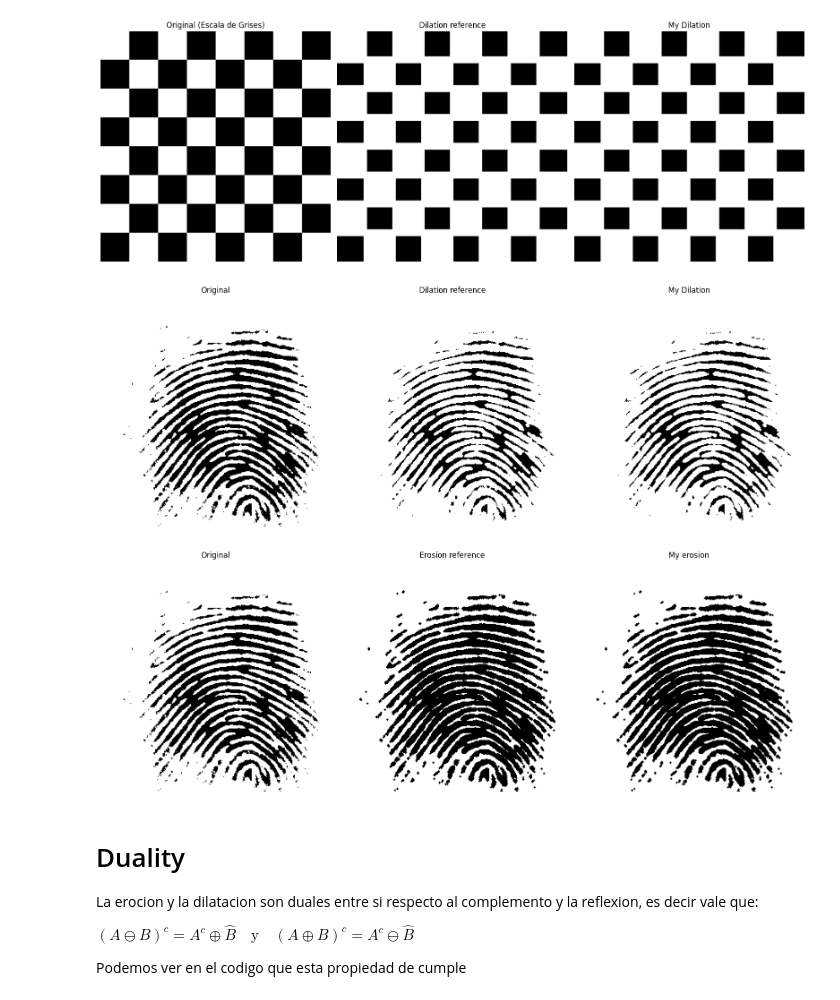
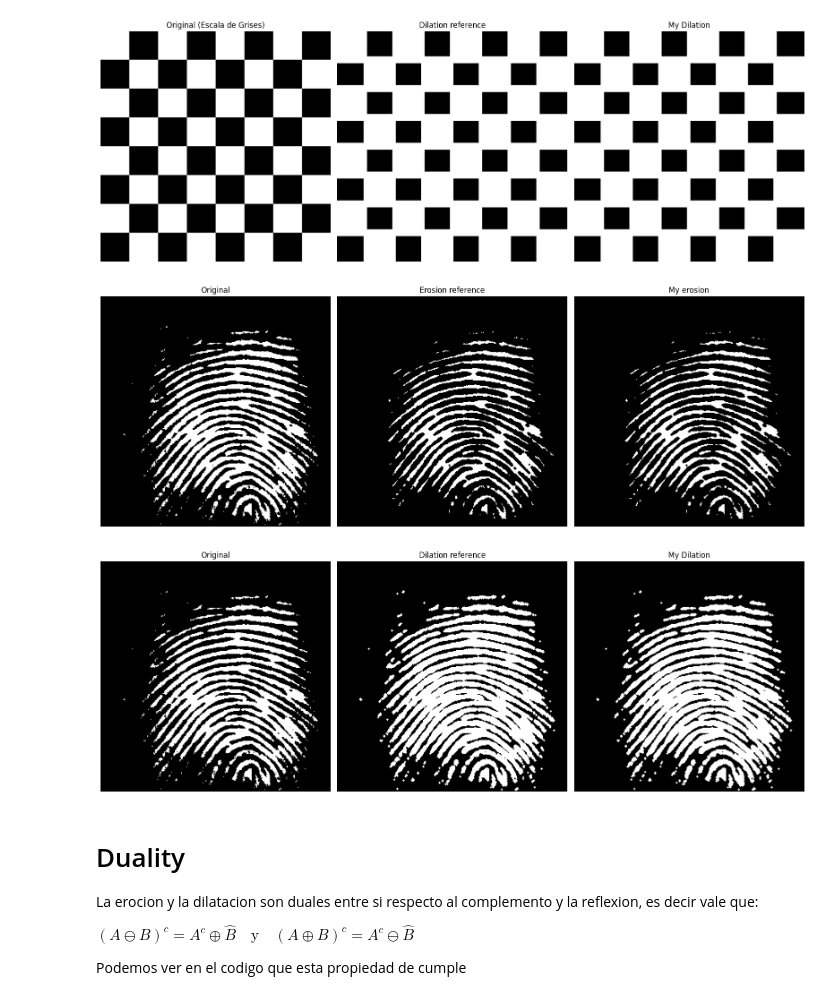
Before and after one commit to Tommy1908/ERV-CC, a Jupyter notebook: morphological_image_processing/morphological_image_processing.ipynb, the cells around one changed output. Drawn from its saved outputs; the diff is of its cells as text; code cells hidden in the pictures.

```diff
--- a/morphological_image_processing/morphological_image_processing.ipynb
+++ b/morphological_image_processing/morphological_image_processing.ipynb
@@ -17,14 +17,14 @@ from skimage import morphology
 import matplotlib.pyplot as plt
 import numpy as np
 
-def erosion(img,se, origin: tuple[int, int] | None = None):
+def erosion(img,se, origin: tuple[int, int] | None = None, padding_value = 1):
     width, height = img.shape
     se_width, se_height = se.shape
 
     if origin is not None:
         cx, cy = origin
     else:
-        cx, cy = (se_width - 1) // 2, (se_height - 1) // 2 # El -1 es para copiar como hace  skimage y queden iguales, sacarlo seria valido tambien
+        cx, cy = (se_width - 1) // 2, (se_height - 1) // 2 # El -1 es para copiar como hace skimage y queden iguales, sacarlo seria valido tambien
     #print(f'SE: {se_width}x{se_height} -> on ({cx},{cy})')
 
     # Padding
@@ -33,7 +33,7 @@ def erosion(img,se, origin: tuple[int, int] | None = None):
     pad_left = cy
     pad_right = se_height - 1 - cy
 
-    padded_img = np.pad(img, ((pad_top, pad_bottom), (pad_left, pad_right)), constant_values=1)
+    padded_img = np.pad(img, ((pad_top, pad_bottom), (pad_left, pad_right)), constant_values=padding_value) # 1 es el elemento neutro pero puede cambiarse igualmente
 
     result_img = np.zeros_like(img)
     #print(padded_img)
@@ -105,7 +105,7 @@ from skimage import morphology
 import matplotlib.pyplot as plt
 import numpy as np
 
-def dilation(img,se, origin: tuple[int, int] | None = None):
+def dilation(img,se, origin: tuple[int, int] | None = None, padding_value=0):
     width, height = img.shape
     se_width, se_height = se.shape
 
@@ -121,7 +121,7 @@ def dilation(img,se, origin: tuple[int, int] | None = None):
     pad_left = cy
     pad_right = se_height - 1 - cy
 
-    padded_img = np.pad(img, ((pad_top, pad_bottom), (pad_left, pad_right)), constant_values=0) #0 elemento neutro de dilation
+    padded_img = np.pad(img, ((pad_top, pad_bottom), (pad_left, pad_right)), constant_values=padding_value) #0 elemento neutro de dilation, puede cambiarse igualmente
 
     result_img = np.zeros_like(img)
     #print(padded_img)
@@ -181,57 +181,57 @@ plt.show()
 from skimage import util, io
 
 img = util.img_as_ubyte(io.imread("./DB1_B/101_1.tif", as_gray=True))
-img = (img > 150).astype(np.uint8)
+img = (img < 150).astype(np.uint8)
 
 structuring_element = np.array([
     [ 0, 1, 0,],
     [ 1, 1, 1,],
     [ 0, 1, 0,],
 ])
 
-my_dilation = dilation(img,structuring_element)
-img_dilation = morphology.dilation(img, structuring_element)
-
-fig, axes = plt.subplots(1, 3, figsize=(16, 6))
-#
-axes[0].imshow(img, cmap='gray')
-axes[0].set_title('Original')
-axes[0].axis('off')
-
-axes[1].imshow(img_dilation, cmap='gray')
-axes[1].set_title('Dilation reference')
-axes[1].axis('off')
-
-axes[2].imshow(my_dilation, cmap='gray')
-axes[2].set_title('My Dilation')
-axes[2].axis('off')
-
-plt.tight_layout()
-plt.show()
-
-#####
 my_erosion = erosion(img,structuring_element)
 img_erosion = morphology.erosion(img, structuring_element)
 
 fig, axes = plt.subplots(1, 3, figsize=(16, 6))
 
 axes[0].imshow(img, cmap='gray', vmin=0, vmax=1)
 axes[0].set_title('Original')
 axes[0].axis('off')
 
 axes[1].imshow(img_erosion, cmap='gray', vmin=0, vmax=1)
 axes[1].set_title('Erosion reference')
 axes[1].axis('off')
 
 axes[2].imshow(my_erosion, cmap='gray', vmin=0, vmax=1)
 axes[2].set_title('My erosion')
 axes[2].axis('off')
 
 plt.tight_layout()
 plt.show()
+
+###
+my_dilation = dilation(img,structuring_element)
+img_dilation = morphology.dilation(img, structuring_element)
+
+fig, axes = plt.subplots(1, 3, figsize=(16, 6))
+
+axes[0].imshow(img, cmap='gray')
+axes[0].set_title('Original')
+axes[0].axis('off')
+
+axes[1].imshow(img_dilation, cmap='gray')
+axes[1].set_title('Dilation reference')
+axes[1].axis('off')
+
+axes[2].imshow(my_dilation, cmap='gray')
+axes[2].set_title('My Dilation')
+axes[2].axis('off')
+
+plt.tight_layout()
+plt.show()
 # %% [output]
-[figure, old version]
+[figure, new version]
-[figure, old version]
+[figure, new version]
 # %% [markdown]
 # Duality
 
```
Also changed, not shown: parts of 18 cells of this notebook.
